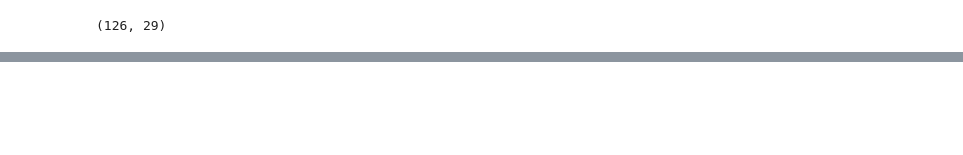
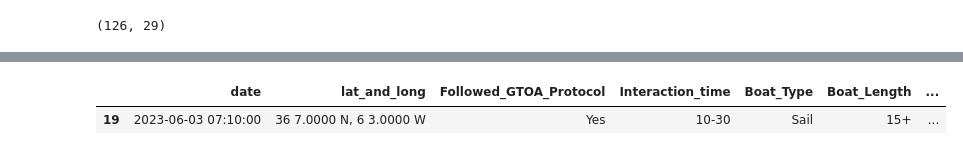
Before and after one commit to Jacobomb/Orca-interactions-in-the-Iberian-Peninsula, a Jupyter notebook: notebooks/2.DataCleaning.ipynb, the cells around one changed output, grey strips where cells are left out. Cells and saved outputs as stored; diff of their text form; code cells hidden in the pictures; blank space fills up the shorter version.

```diff
--- a/notebooks/2.DataCleaning.ipynb
+++ b/notebooks/2.DataCleaning.ipynb
@@ -658,0 +741,12 @@ df_copia
+# %%
+# Este es facil, movemos una posición todos los valores desde la columna 'Rudder' en adelante y la posición de Rudder la cambiamos a 'Unknown'
+# Indice de la fila que queremos alterar
+index_to_shift = 7
+
+# Cogemos el indice de la columna 'Wind_Speed_Beaufort'
+rudder_column_index = df.columns.get_loc('Rudder')
+
+# Usamos la función shift para la fila en particular y desde 'Wind_Speed_Beaufort' en adelante
+df.iloc[index_to_shift, rudder_column_index:] = df.iloc[index_to_shift, rudder_column_index:].shift(1)
+
+print(df.iloc[index_to_shift])
@@ -658,0 +771,5 @@ df_copia
+# %%
+# Cambiamos valor de la fila 7 y columna Rudder a Unknown. Al ejecutar el value_counts() de nuevo tendremos un ´Unknown´ más.
+
+df.loc[7, 'Rudder'] = 'Unknown'
+df.Rudder.value_counts()
@@ -658,0 +788,6 @@ df_copia
+# %%
+# Repetimos el proceso que acabamos de hacer, ahora con '3 - 4'
+df[df.Rudder == '3 - 4']
+# %% [output]
+|  | date | lat_and_long | Followed_GTOA_Protocol | Interaction_time | Boat_Type | Boat_Length | ... |
+| 19 | 2023-06-03 07:10:00 | 36 7.0000 N, 6 3.0000 W | Yes | 10-30 | Sail | 15+ | ... |
```
Also changed, not shown: parts of 28 cells of this notebook.
